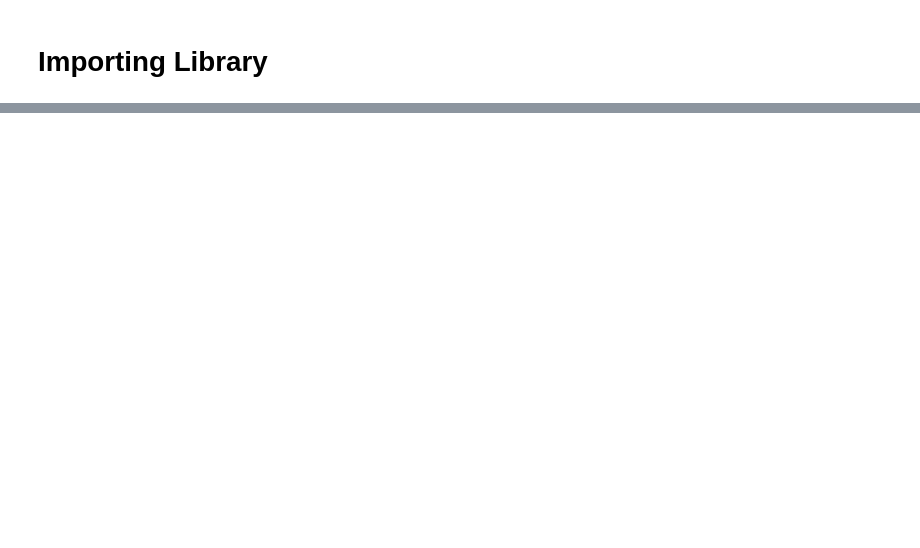
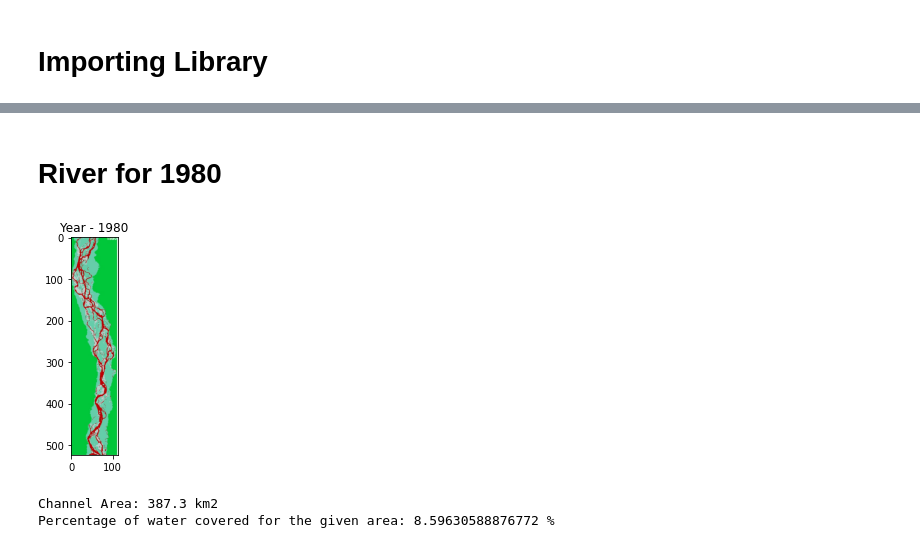
Before and after one commit to IamBikramPurkait/River-Monitor-Final-Year-Project, a Jupyter notebook: main.ipynb, the cells around one changed output, grey strips where cells are left out. Saved outputs shown, nothing was run; the diff lists cells and outputs as text; code cells hidden in the pictures; blank space fills up the shorter version.

```diff
--- a/main.ipynb
+++ b/main.ipynb
@@ -71,0 +70,43 @@ Pixel count: 6051
+# %% [markdown]
+# River for 1980
+# %%
+PIXEL_RESOLUTION = 30
+CONST = 85.30
+
+img = cv2.imread("Data/1980.png")
+plt.imshow(img)
+plt.title("Year - 1980")
+plt.show()
+# convert to HSV
+hsv = cv2.cvtColor(img, cv2.COLOR_BGR2HSV)
+h, s, v = cv2.split(hsv)
+
+# create mask for blue color in hsv
+# blue is 240 in range 0 to 360, so for opencv it would be 120
+lower = (100, 100, 100)
+upper = (160, 255, 255)
+mask = cv2.inRange(hsv, lower, upper)
+
+# count non-zero pixels in mask
+count2 = np.count_nonzero(mask)
+
+# Calculate area from count
+area_per_pixel = PIXEL_RESOLUTION**2  # square meters per pixel
+channel_area2 = count2 * area_per_pixel / 1000000.0 * CONST
+print("Channel Area:", round((channel_area2), 2), "km2")
+
+# Get the shape of the image
+height, width, channels = img.shape
+# Calculate the total number of pixels
+num_pixels = height * width
+
+# print("Total number of pixels:", num_pixels)
+
+# Calculate the percentage of count in num_pixels
+percentage2 = (count2 / num_pixels) * 100
+
+print("Percentage of water covered for the given area:", percentage2, "%")
+# %% [output]
+[figure, added]
+Channel Area: 387.3 km2
+Percentage of water covered for the given area: 8.59630588876772 %
```
Also changed, not shown: parts of 36 cells of this notebook, 51 other files.
